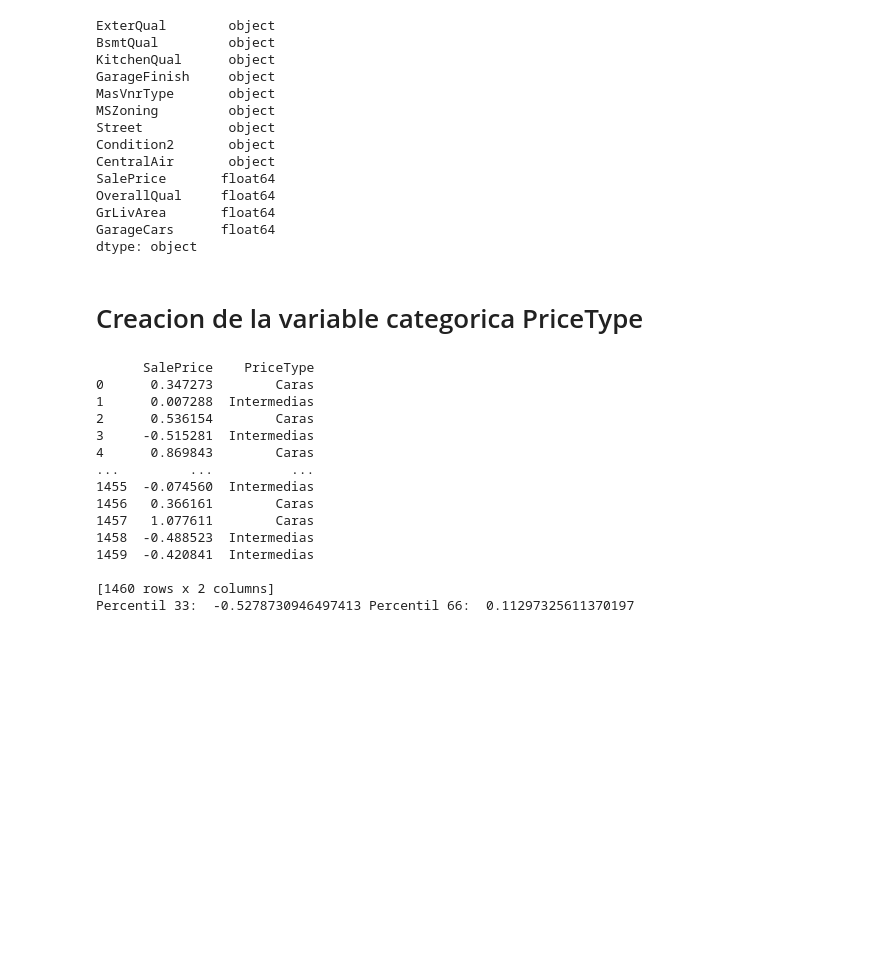
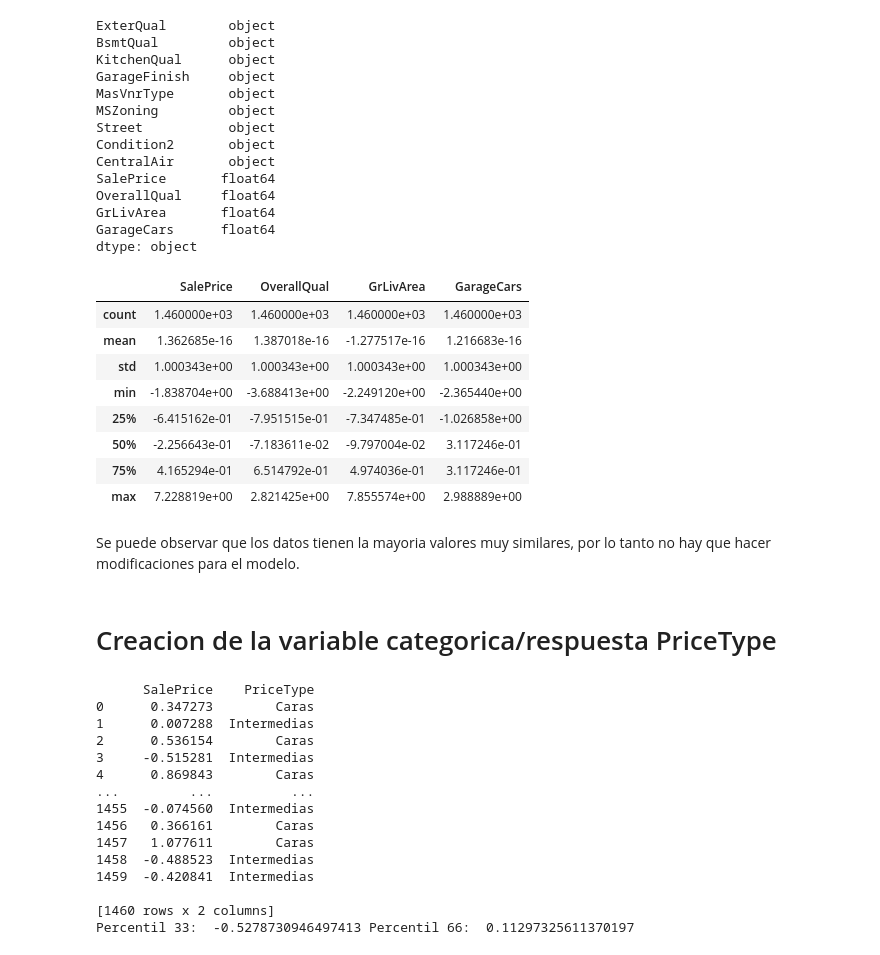
Before and after one commit to SebastianUVG/HT8_SVM, a Jupyter notebook: HT8.ipynb, the cells around one changed output. Cells and saved outputs as stored; diff of their text form; code cells hidden in the pictures; blank space fills up the shorter version.

```diff
--- a/HT8.ipynb
+++ b/HT8.ipynb
@@ -608,8 +608,22 @@ GarageCars      float64
 dtype: object
 # %%
 datos_limpiados3 = datos_limpiados.copy()
+# %%
+datos_limpiados3.describe()
+# %% [output]
+|  | SalePrice | OverallQual | GrLivArea | GarageCars |
+| count | 1.460000e+03 | 1.460000e+03 | 1.460000e+03 | 1.460000e+03 |
+| mean | 1.362685e-16 | 1.387018e-16 | -1.277517e-16 | 1.216683e-16 |
+| std | 1.000343e+00 | 1.000343e+00 | 1.000343e+00 | 1.000343e+00 |
+| min | -1.838704e+00 | -3.688413e+00 | -2.249120e+00 | -2.365440e+00 |
+| 25% | -6.415162e-01 | -7.951515e-01 | -7.347485e-01 | -1.026858e+00 |
+| 50% | -2.256643e-01 | -7.183611e-02 | -9.797004e-02 | 3.117246e-01 |
+| 75% | 4.165294e-01 | 6.514792e-01 | 4.974036e-01 | 3.117246e-01 |
+| max | 7.228819e+00 | 2.821425e+00 | 7.855574e+00 | 2.988889e+00 |
+# %% [markdown]
+<P> Se puede observar que los datos tienen la mayoria valores muy similares, por lo tanto no hay que hacer modificaciones para el modelo. </p>
 # %% [markdown]
-# Creacion de la variable categorica PriceType #
+# Creacion de la variable categorica/respuesta PriceType  #
 # %%
 # Calcular los percentiles 33 y 66
 p33 = datos_limpiados3['SalePrice'].quantile(0.33)
```
Also changed, not shown: parts of 45 cells of this notebook.
